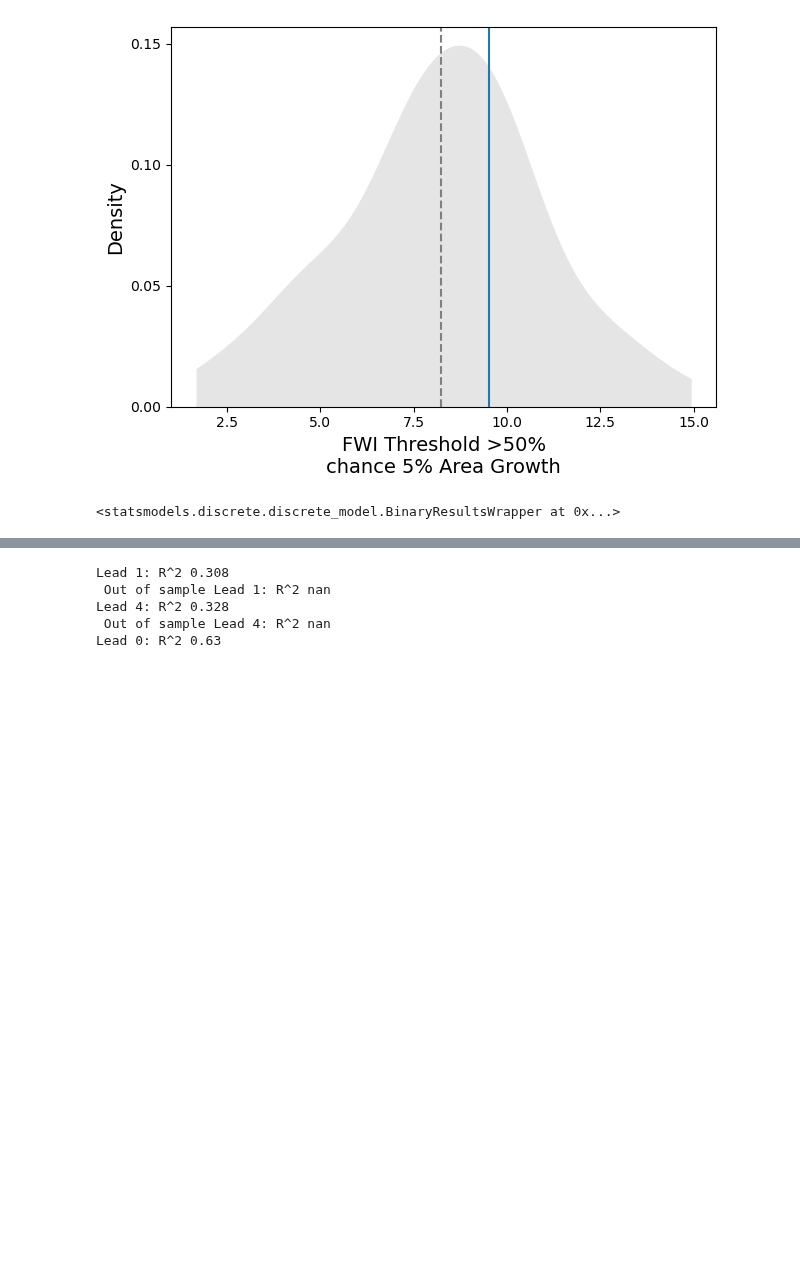
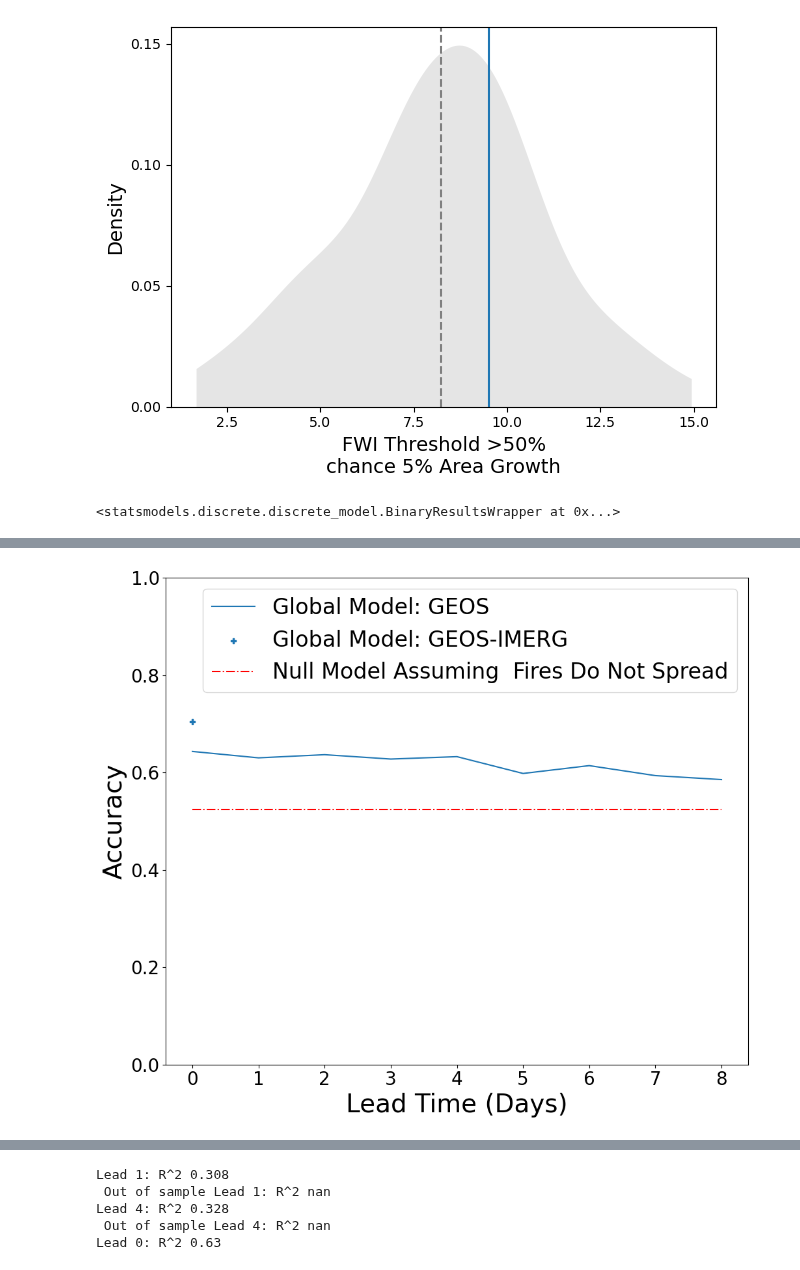
Before and after one commit to mccabete/fwiVis, a Jupyter notebook: notebooks/Logit_models.ipynb, the cells around one changed output, grey strips where cells are left out. Drawn from its saved outputs; the diff is of its cells as text; code cells hidden in the pictures; blank space fills up the shorter version.

```diff
--- a/notebooks/Logit_models.ipynb
+++ b/notebooks/Logit_models.ipynb
@@ -1869,0 +1833,61 @@ plt.savefig("some_figs/logit_model_plots/model_accuracy_by_lead_time.png")
+# %%
+fig = plt.figure(figsize=(10, 16))
+
+# Using gridspec to create custom layout
+gs = fig.add_gridspec(2, 1)  # 3 rows, 2 columns grid
+
+# One large subplot spanning the entire top row (first row, both columns)
+ax_big = fig.add_subplot(gs[0, :])
+#ax_big.set_title('Accuracy')
+# Example plot for big subplot
+ax_big.plot(smp_df.lead_time, smp_df.accuracy, label = "Global Model: GEOS")
+ax_big.scatter(0, smp_df.accuracy.iloc[0], label = "Global Model: GEOS-IMERG", marker = "P")
+ax_big.set_xlabel("Lead Time (Days)")
+ax_big.set_ylabel("Accuracy")
+ax_big.hlines(smp_df.accuracy.iloc[-1], xmin = 0, xmax = 8, label = f"Null Model Assuming {text}", color = "red",  linestyle="-.",)
+ax_big.legend()
+ax_big.set_ylim(0, 1)
+
+
+
+### PER FIRE DOES NOT LOOK GREAT -- to many funky jumps in shorter fires
+# def per_fire_global_thresh(fire3):
+#     smp_df = pd.DataFrame(None, index=fwi_vars, columns=["false_pos", "false_neg", "true_pos", "true_neg", "accuracy"])
+#     for i in fwi_vars:
+
+#         x = i
+#         y = "spread_bool_100"
+#         fire_tmp = fire3
+#         fire_tmp.loc[:, "most_common"] = fire_tmp[y].mode().iloc[0]
+#         if len(fire_tmp[y].mode()) > 1:
+#             print("Equal 0's and 1's in bool. Assuming 0.")
+
+#         #fire_tmp = fire_tmp[[x, y]].drop_duplicates() ## Correct?? Could this *under sample* the small fires (more likely to have same FWI?
+#         #fire_tmp = fire_tmp[[x, y]].dropna()
+
+
+#         false_positives = len(fire3[(fire3[x] >= will_grow) &  (fire3[y] == 0)][y])/ len(fire3[y]) ## said it would grow, but didn't
+#         false_negatives = len(fire3[(fire3[x] < will_grow) &  (fire3[y] == 1)][y])/ len(fire3[y]) ## Did grow, but said it wouldn't
+
+#         true_positives = len(fire3[(fire3[x] >= will_grow) &  (fire3[y] == 1)][y])/ len(fire3[y])
+#         true_negatives = len(fire3[(fire3[x] < will_grow) &  (fire3[y] == 0)][y])/ len(fire3[y])
+#         accuracy = (true_positives + true_negatives)
+#         smp_df.loc[x, "false_pos"] = false_positives
+#         smp_df.loc[x, "false_neg"] = false_negatives
+#         smp_df.loc[x, "true_pos"] = true_positives
+#         smp_df.loc[x, "true_neg"] = true_negatives
+#         smp_df.loc[x, "accuracy"] = accuracy
+
+
+
+#     lead_time = [None, 0, 1,2, 3, 4, 5, 6, 7, 8, None]
+#     smp_df.loc[:, "lead_time"] = lead_time
+#     return(smp_df)
+
+# for i in fire3.fireID.unique():
+#     f_df = per_fire_global_thresh(fire3[fire3.fireID == i])
+#     ax_big.plot(f_df.lead_time, f_df.accuracy, color = "grey", alpha = 0.1)
+
+plt.savefig("some_figs/logit_model_plots/model_accuracy_by_lead_time.png")
+# %% [output]
+[figure, added]
```
Also changed, not shown: parts of 11 cells of this notebook, 4 other files.
